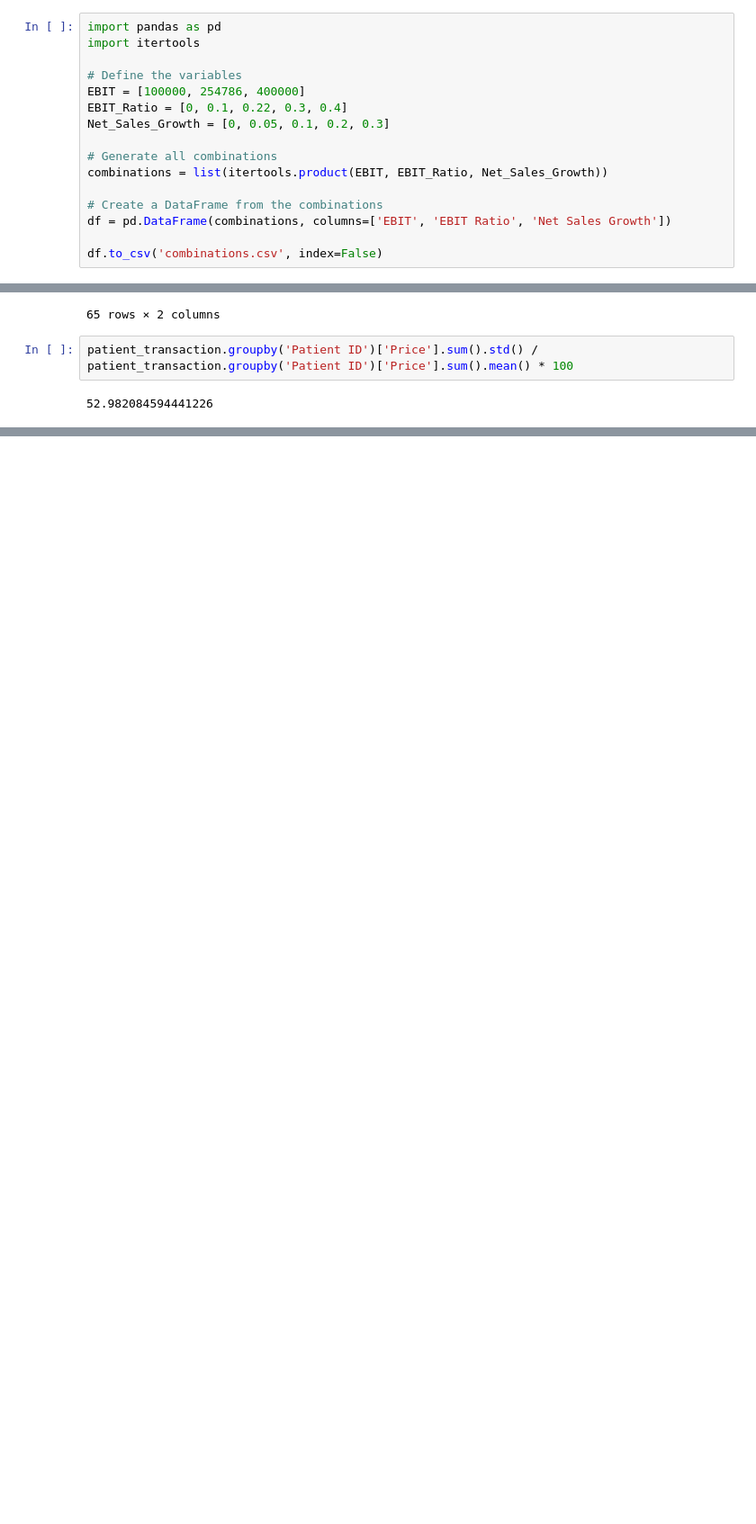
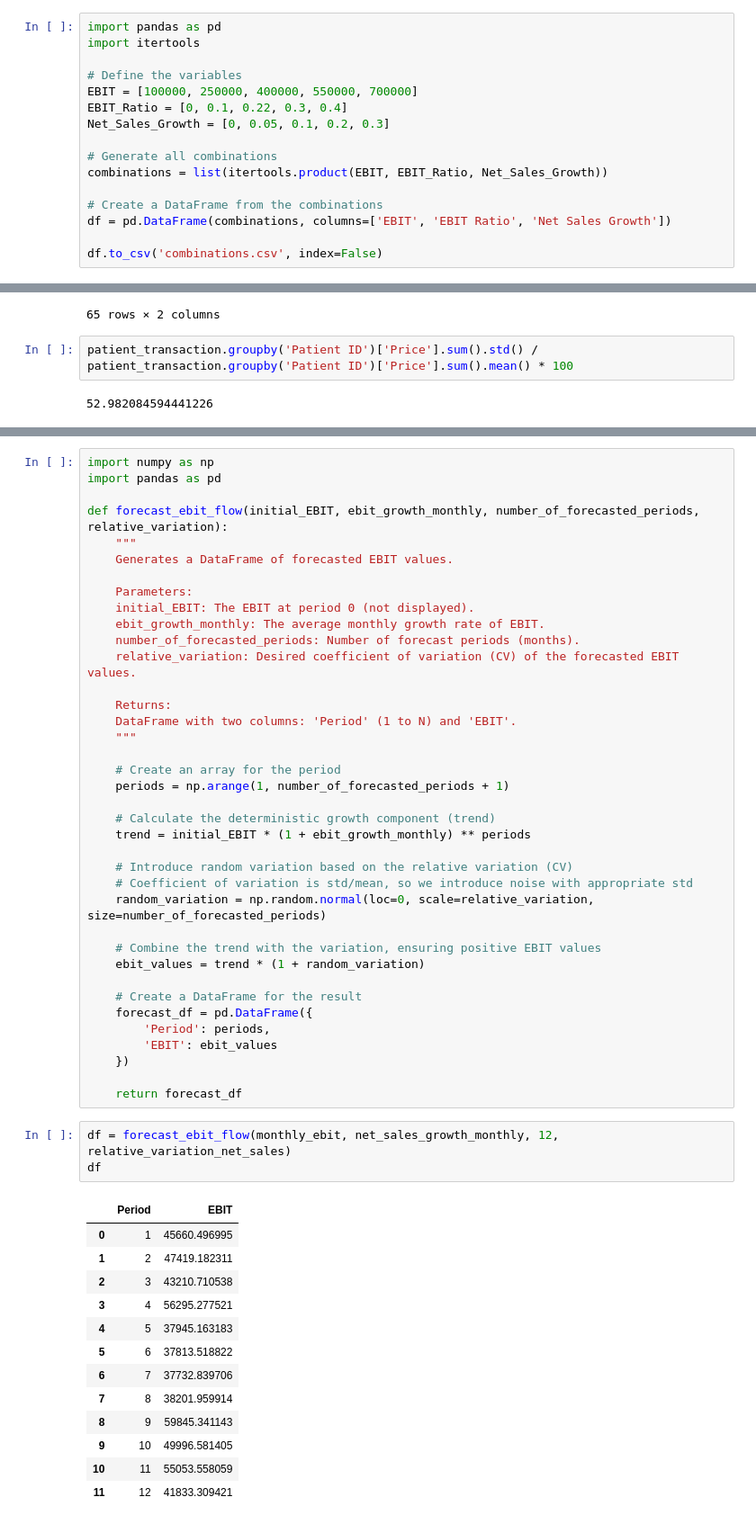
Before and after one commit to Gaia-Dental-Studio/Clinic_Value_Evaluation, a Jupyter notebook: playground.ipynb, the cells around one changed output, grey strips where cells are left out. Shown at 90% size. Saved outputs shown, nothing was run; the diff lists cells and outputs as text; blank space fills up the shorter version.

```diff
--- a/playground.ipynb
+++ b/playground.ipynb
@@ -177,7 +177,7 @@ import pandas as pd
 import itertools
 
 # Define the variables
-EBIT = [100000, 254786, 400000]
+EBIT = [100000, 250000, 400000, 550000, 700000]
 EBIT_Ratio = [0, 0.1, 0.22, 0.3, 0.4]
 Net_Sales_Growth = [0, 0.05, 0.1, 0.2, 0.3]
 
@@ -668,0 +705,55 @@ patient_transaction.groupby('Patient ID')['Price'].sum().std() / patient_transac
+# %%
+import numpy as np
+import pandas as pd
+
+def forecast_ebit_flow(initial_EBIT, ebit_growth_monthly, number_of_forecasted_periods, relative_variation):
+    """
+    Generates a DataFrame of forecasted EBIT values.
+
+    Parameters:
+    initial_EBIT: The EBIT at period 0 (not displayed).
+    ebit_growth_monthly: The average monthly growth rate of EBIT.
+    number_of_forecasted_periods: Number of forecast periods (months).
+    relative_variation: Desired coefficient of variation (CV) of the forecasted EBIT values.
+
+    Returns:
+    DataFrame with two columns: 'Period' (1 to N) and 'EBIT'.
+    """
+
+    # Create an array for the period
+    periods = np.arange(1, number_of_forecasted_periods + 1)
+
+    # Calculate the deterministic growth component (trend)
+    trend = initial_EBIT * (1 + ebit_growth_monthly) ** periods
+
+    # Introduce random variation based on the relative variation (CV)
+    # Coefficient of variation is std/mean, so we introduce noise with appropriate std
+    random_variation = np.random.normal(loc=0, scale=relative_variation, size=number_of_forecasted_periods)
+
+    # Combine the trend with the variation, ensuring positive EBIT values
+    ebit_values = trend * (1 + random_variation)
+
+    # Create a DataFrame for the result
+    forecast_df = pd.DataFrame({
+        'Period': periods,
+        'EBIT': ebit_values
+    })
+
+    return forecast_df
+# %%
+df = forecast_ebit_flow(monthly_ebit, net_sales_growth_monthly, 12, relative_variation_net_sales)
+df
+# %% [output]
+|  | Period | EBIT |
+| 0 | 1 | 45660.496995 |
+| 1 | 2 | 47419.182311 |
+| 2 | 3 | 43210.710538 |
+| 3 | 4 | 56295.277521 |
+| 4 | 5 | 37945.163183 |
+| 5 | 6 | 37813.518822 |
+| 6 | 7 | 37732.839706 |
+| 7 | 8 | 38201.959914 |
+| 8 | 9 | 59845.341143 |
+| 9 | 10 | 49996.581405 |
+| 10 | 11 | 55053.558059 |
+| 11 | 12 | 41833.309421 |
```
Also changed, not shown: parts of 10 cells of this notebook, 16 other files.
